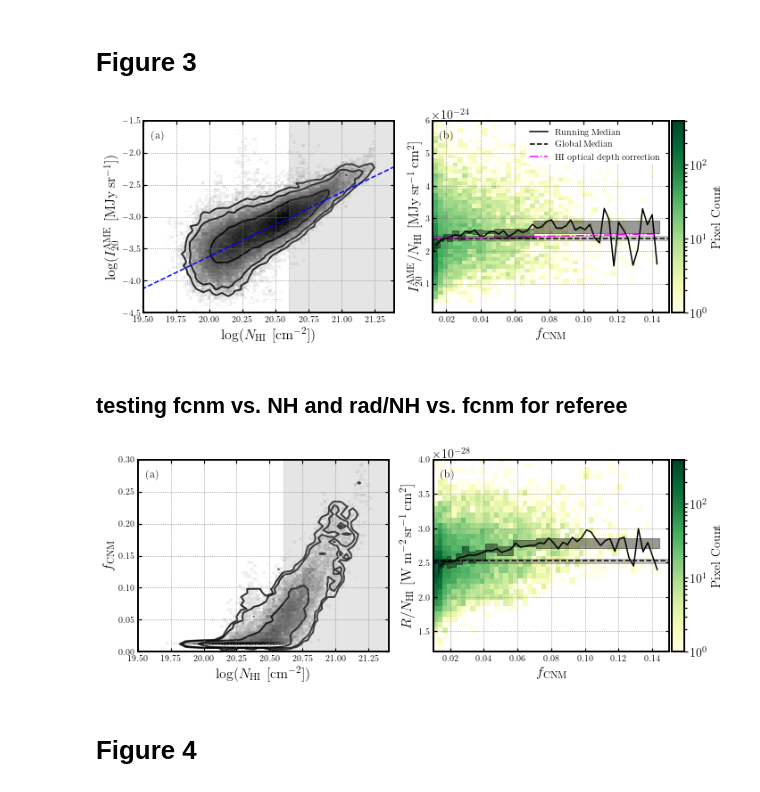
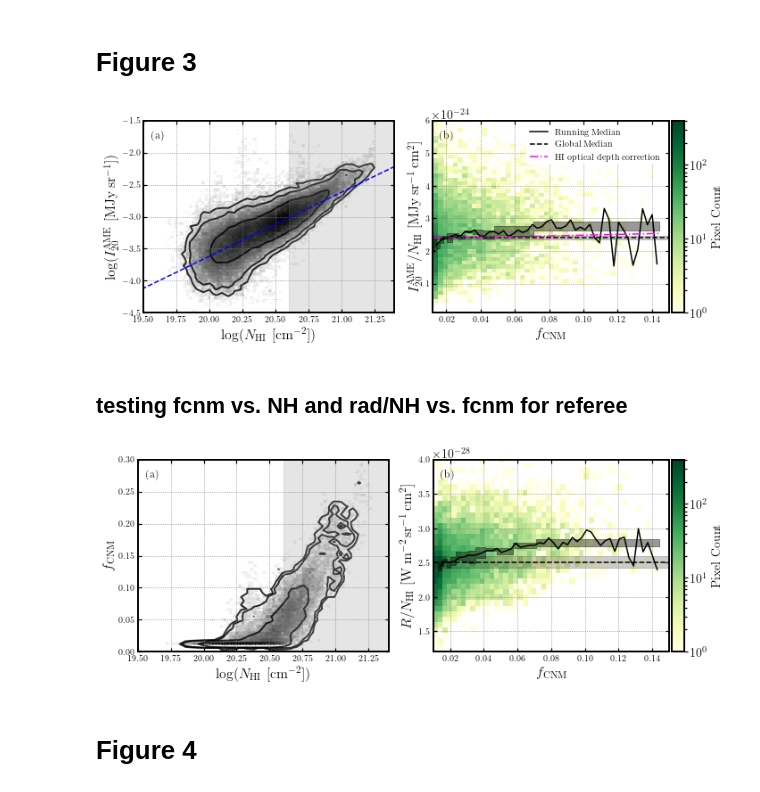
Before and after one commit to cmurray-astro/fcnm_pah_ame, a Jupyter notebook: Create_Figures.ipynb, the cells around one changed output. Cells and saved outputs as stored; diff of their text form; code cells hidden in the pictures.

```diff
--- a/Create_Figures.ipynb
+++ b/Create_Figures.ipynb
@@ -613,7 +613,7 @@ ax.axvspan(np.log10(nhimaxsel), 22., alpha=0.2, color='grey')
 # hack to get this line into the legend in ax2
 ax2.axvline(100., color='k', ls='dashed',  label=r'${\rm Global\ Median}$')
 
-overall_slope = plot_block_boot_medians([0,1], fcnm, IAME_20/nhi, n_boot, n_blocks, ax2, bincolor='k')
+overall_slope = plot_block_boot_medians([0,1], fcnm[~np.isnan(fcnm)], IAME_20[~np.isnan(fcnm)]/nhi[~np.isnan(fcnm)], n_boot, n_blocks, ax2, bincolor='k')
 nbins =np.logspace(19.2, 22, 5)
 ax.plot(np.log10(nbins), np.log10(nbins*overall_slope), color='blue', ls='dashed')
 
@@ -671,7 +671,7 @@ ax2.text(0.06, 0.92,r"$\rm (b)$",
 plt.tight_layout()
 plt.savefig('fig3_nhicut.pdf', format='pdf')
 # %% [output]
-[figure, old version]
+[figure, new version]
 # %% [markdown]
 ## testing fcnm vs. NH and rad/NH vs. fcnm for referee
 # %%
@@ -699,7 +699,7 @@ ax.axvspan(19.2, np.log10(nhiminsel), alpha=0.2, color='grey')
 ax.axvspan(np.log10(nhimaxsel), 22., alpha=0.2, color='grey')
 
 
-overall_slope = plot_block_boot_medians([0,1], fcnm, rad/nhi, n_boot, n_blocks, ax2, bincolor='k')
+overall_slope = plot_block_boot_medians([0,1], fcnm[~np.isnan(fcnm)], rad[~np.isnan(fcnm)]/nhi[~np.isnan(fcnm)], n_boot, n_blocks, ax2, bincolor='k')
 
 
 plot_block_boot_medians(fcnm_bins, fcnm, rad/nhi, n_boot, n_blocks, ax2, label='Binned medians')
@@ -716,34 +716,34 @@ centers = (edges[:-1] + edges[1:]) / 2.
 ax2.plot(centers[1:], medians[1:],'k-', label=r'${\rm Running\ Median}$')
 
 ax2.set_xlabel(r'$f_{\rm CNM}$', fontsize=16)
 ax2.set_ylabel(r'$ R/N_{\rm HI}\ [{\rm W\,m^{-2}\,sr^{-1}\,cm^2}]$', fontsize=16)
 
 ax2.set_ylim(1.2e-28,4e-28)
 ax2.set_xlim(0.01, 0.15)
 
 # handles, labels = ax2.get_legend_handles_labels()
 # order = [1,0,2]
 # leg = ax2.legend([handles[idx] for idx in order],[labels[idx] for idx in order]
 #                 ,loc="upper right",
 #                 prop={'size': 10},numpoints=1, facecolor='white',
 #                   framealpha=1)
 # leg.get_frame().set_linewidth(0.0)
 
 
 ax.grid(ls='dotted', color='grey')
 ax2.grid(ls='dotted', color='grey')
 ax.text(0.06, 0.92,r"$\rm (a)$",
             horizontalalignment='center',
             verticalalignment='center',
             transform=ax.transAxes)
 ax2.text(0.06, 0.92,r"$\rm (b)$",
             horizontalalignment='center',
             verticalalignment='center',
             transform=ax2.transAxes)
 plt.tight_layout()
 plt.savefig('fig3_radiance.pdf', format='pdf')
 # %% [output]
-[figure, old version]
+[figure, new version]
 # %% [markdown]
 # Figure 4
 # %%
```
Also changed, not shown: parts of 5 cells of this notebook, 1 other file.
